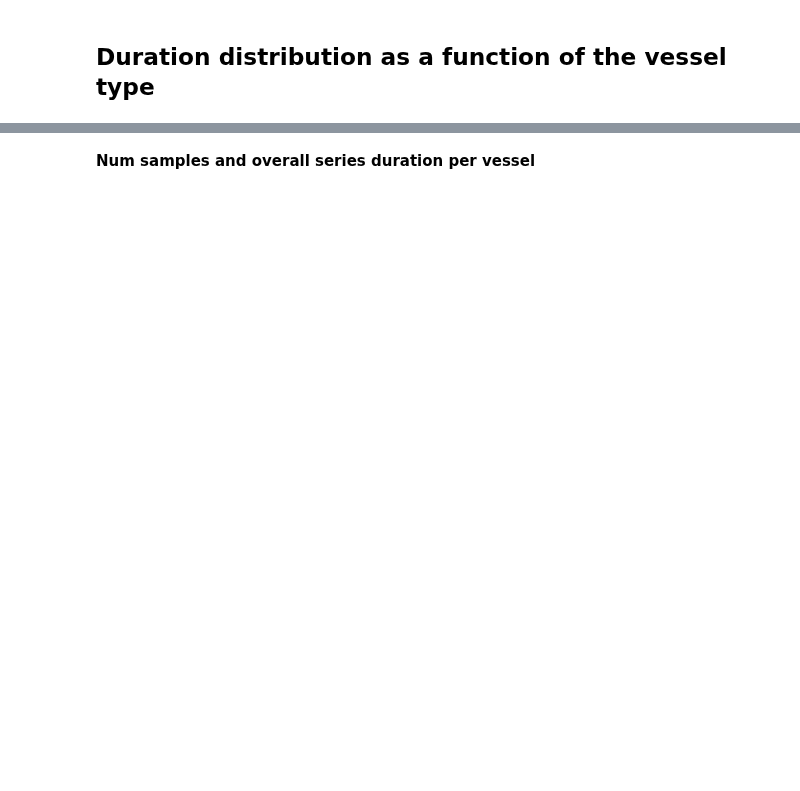
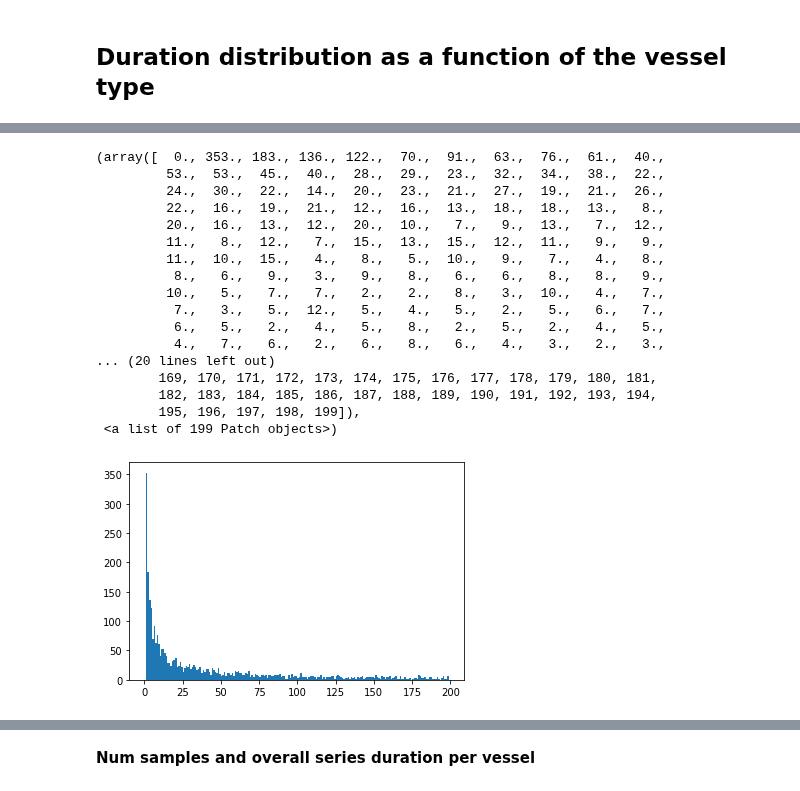
Before and after one commit to matanma/ML, a Jupyter notebook: WinWard/WinWard.ipynb, the cells around one changed output, grey strips where cells are left out. Cells and saved outputs as stored; diff of their text form; code cells hidden in the pictures; blank space fills up the shorter version.

```diff
--- a/WinWard/WinWard.ipynb
+++ b/WinWard/WinWard.ipynb
@@ -377,0 +278,22 @@ There were 3 tankers visits and 22 non-tanker visits to port 57b42870c94a74d2417
+# %%
+num_visits_per_port = [len(pdf) for pid,pdf in train_df_to_work_with.groupby('port_id')]
+plt.hist(num_visits_per_port, bins=np.arange(200))
+# %% [output]
+(array([  0., 353., 183., 136., 122.,  70.,  91.,  63.,  76.,  61.,  40.,
+         53.,  53.,  45.,  40.,  28.,  29.,  23.,  32.,  34.,  38.,  22.,
+         24.,  30.,  22.,  14.,  20.,  23.,  21.,  27.,  19.,  21.,  26.,
+         22.,  16.,  19.,  21.,  12.,  16.,  13.,  18.,  18.,  13.,   8.,
+         20.,  16.,  13.,  12.,  20.,  10.,   7.,   9.,  13.,   7.,  12.,
+         11.,   8.,  12.,   7.,  15.,  13.,  15.,  12.,  11.,   9.,   9.,
+         11.,  10.,  15.,   4.,   8.,   5.,  10.,   9.,   7.,   4.,   8.,
+          8.,   6.,   9.,   3.,   9.,   8.,   6.,   6.,   8.,   8.,   9.,
+         10.,   5.,   7.,   7.,   2.,   2.,   8.,   3.,  10.,   4.,   7.,
+          7.,   3.,   5.,  12.,   5.,   4.,   5.,   2.,   5.,   6.,   7.,
+          6.,   5.,   2.,   4.,   5.,   8.,   2.,   5.,   2.,   4.,   5.,
+          4.,   7.,   6.,   2.,   6.,   8.,   6.,   4.,   3.,   2.,   3.,
+... (20 lines left out)
+        169, 170, 171, 172, 173, 174, 175, 176, 177, 178, 179, 180, 181,
+        182, 183, 184, 185, 186, 187, 188, 189, 190, 191, 192, 193, 194,
+        195, 196, 197, 198, 199]),
+ <a list of 199 Patch objects>)
+[figure, added]
```
Also changed, not shown: parts of 81 cells of this notebook.
